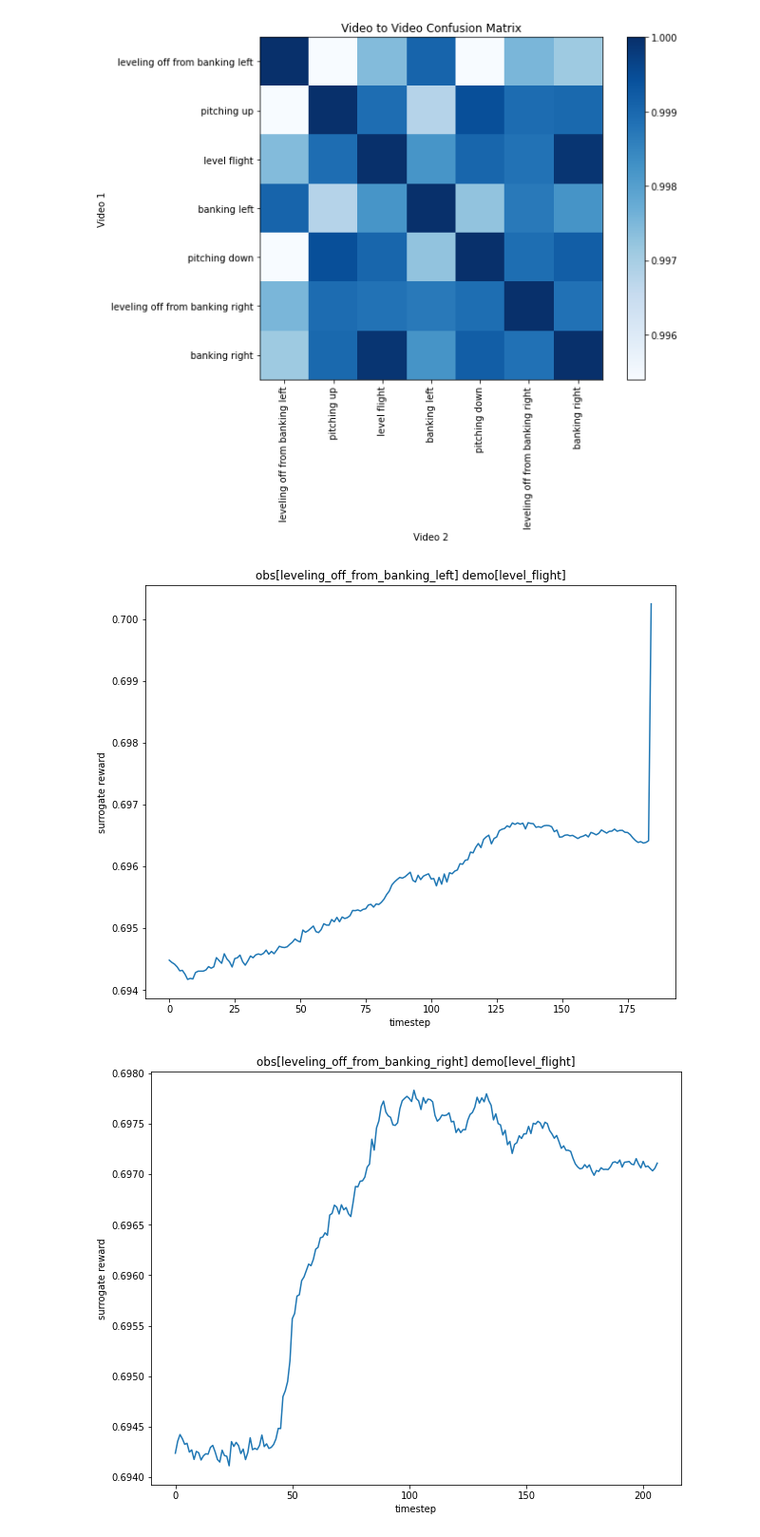
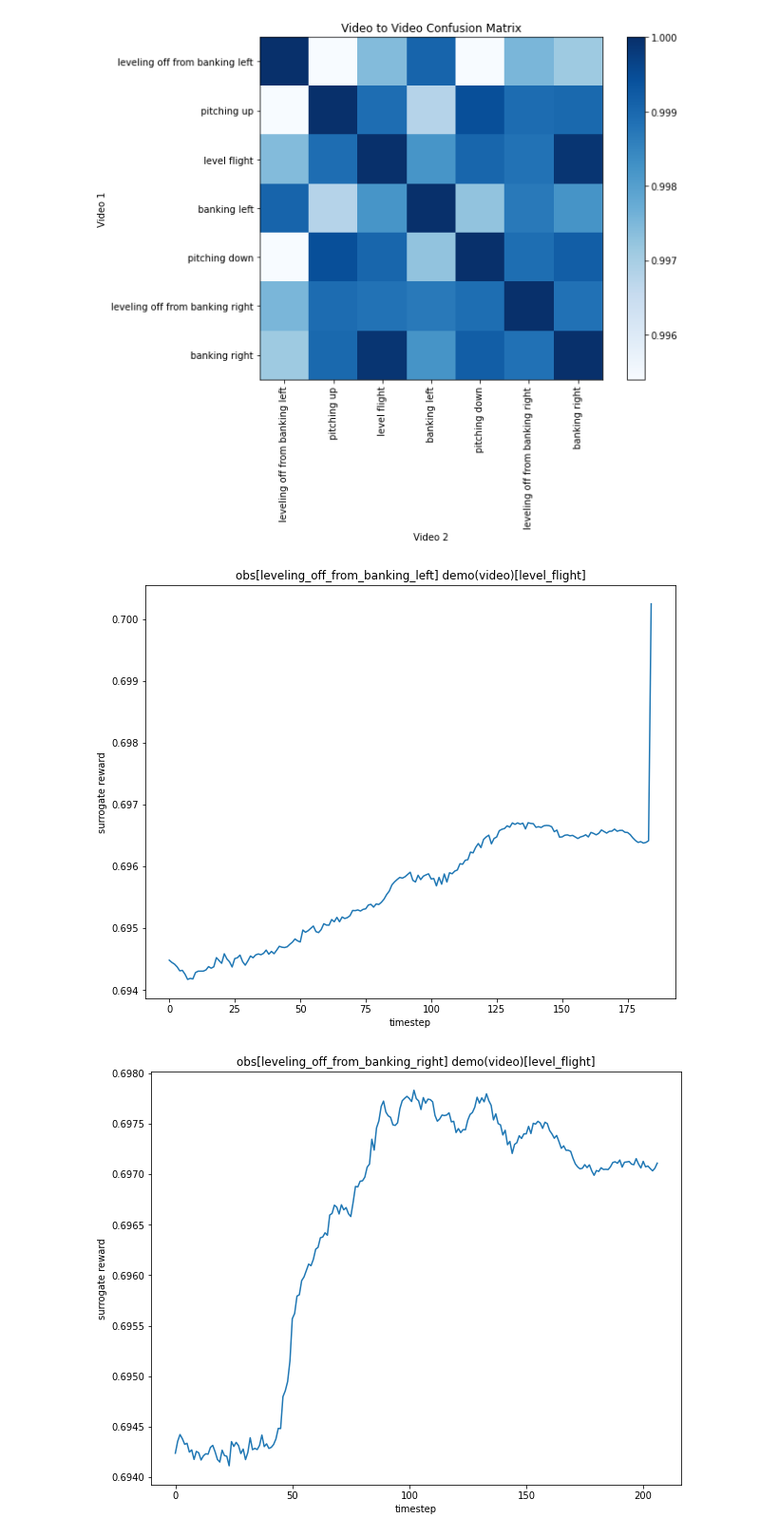
Before and after one commit to litcoderr/flybyml, a Jupyter notebook: module/s3d/test.ipynb, the cells around one changed output. Shown at 95% size. Drawn from its saved outputs; the diff is of its cells as text; code cells hidden in the pictures.

```diff
--- a/module/s3d/test.ipynb
+++ b/module/s3d/test.ipynb
@@ -99,35 +99,35 @@ plt.show()
 # %% [output]
 [figure]
 # %%
-def plot_windowed_similarity(demo_path, obs_path):
+def plot_v2v_windowed_similarity(demo_path, obs_path):
     demo_name = demo_path.stem
     obs_name = obs_path.stem
 
     demo = video_to_tensor(demo_path).to('cuda')  # [b, c, n_frames, w, h]
     obs = video_to_tensor(obs_path)
 
     window_size = 32
 
     surrogate_reward = []
 
     with torch.no_grad():
         demo_emb = s3d_model(demo)["video_embedding"].to('cpu')  # [1, 512]
 
         for start_idx in range(obs.shape[2]-window_size+1):
             window = obs[:, :, start_idx:start_idx+window_size, :, :].to('cuda')
             window_emb = s3d_model(window)["video_embedding"].to('cpu')  # [1, 512]
 
             surrogate_reward.append(F.cosine_similarity(demo_emb, window_emb, dim=-1).item())
 
     plt.figure(figsize=(10, 8))
     plt.plot(surrogate_reward)
     plt.xlabel('timestep')
     plt.ylabel('surrogate reward')
-    plt.title(f'obs[{obs_name}] demo[{demo_name}]')
+    plt.title(f'obs[{obs_name}] demo(video)[{demo_name}]')
     plt.show()
 
-plot_windowed_similarity(demo_path=video_dir/"level_flight.mp4", obs_path=video_dir/"leveling_off_from_banking_left.mp4")
-plot_windowed_similarity(demo_path=video_dir/"level_flight.mp4", obs_path=video_dir/"leveling_off_from_banking_right.mp4")
+plot_v2v_windowed_similarity(demo_path=video_dir/"level_flight.mp4", obs_path=video_dir/"leveling_off_from_banking_left.mp4")
+plot_v2v_windowed_similarity(demo_path=video_dir/"level_flight.mp4", obs_path=video_dir/"leveling_off_from_banking_right.mp4")
 # %% [output]
-[figure, old version]
+[figure, new version]
-[figure, old version]
+[figure, new version]
```
Also changed, not shown: parts of 6 cells of this notebook.
